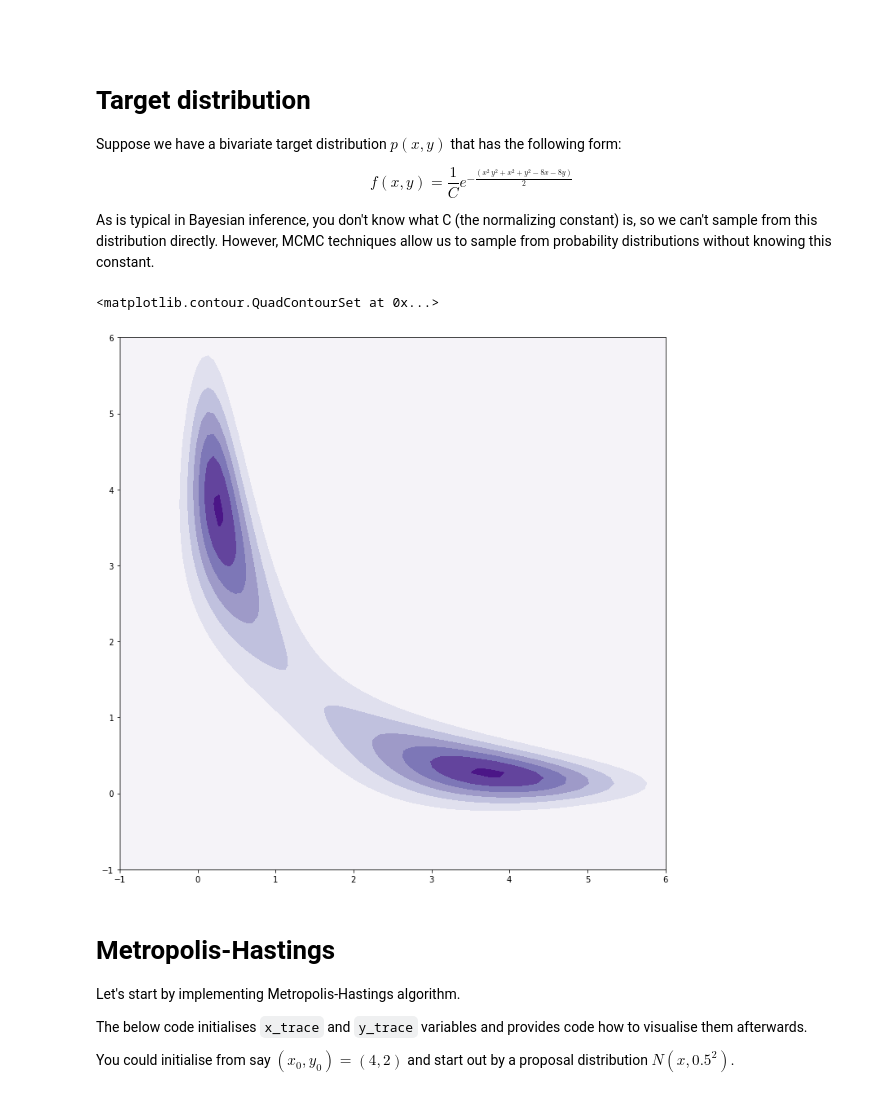
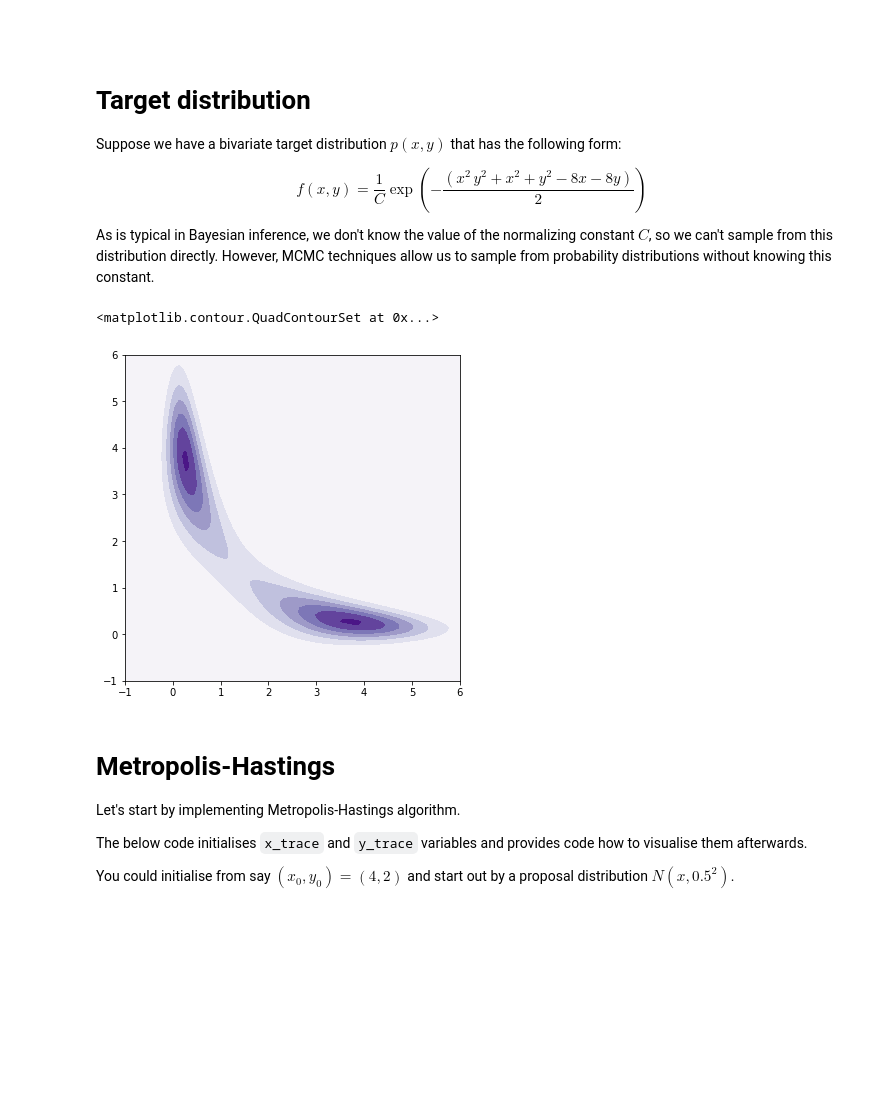
Before and after one commit to KVukosavljevic/BDI-intro-to-Bayesian-stats, a Jupyter notebook: practical.ipynb, the cells around one changed output. Cells and saved outputs as stored; diff of their text form; code cells hidden in the pictures; blank space fills up the shorter version.

```diff
--- a/practical.ipynb
+++ b/practical.ipynb
@@ -29,21 +29,21 @@ $$
 Suppose we have a bivariate target distribution $p(x, y)$ that has the following form:
 
 
-$$ f(x, y) =  \frac{1}{C} e^{-\frac{(x^2 \,y^2+x^2+y^2-8x-8y)}{2}} $$
+$$ f(x, y) =  \frac{1}{C} \exp \left( -\frac{(x^2 \,y^2+x^2+y^2-8x-8y)}{2} \right) $$
 
-As is typical in Bayesian inference, you don't know what C (the normalizing constant) is, so we can't sample from this distribution directly. However, MCMC techniques allow us to sample from probability distributions without knowing this constant.
+As is typical in Bayesian inference, we don't know the value of the normalizing constant $C$, so we can't sample from this distribution directly. However, MCMC techniques allow us to sample from probability distributions without knowing this constant.
 # %%
 # define a function to evaluate the target distribution (up to a constant)
 def p(x, y):
     return np.exp(-((x*y)**2 + x**2 + y**2 - 8*x - 8*y)/2.)
 
 plot_x, plot_y = np.meshgrid(np.linspace(-1, 6, 100), np.linspace(-1, 6, 100))
 
-plt.figure(figsize=[12,12])
+plt.figure(figsize=[6,6])
 plt.contourf(plot_x, plot_y, p(plot_x, plot_y), cmap="Purples")
 # %% [output]
 <matplotlib.contour.QuadContourSet at 0x...>
-[figure, old version]
+[figure, new version]
 # %% [markdown]
 # Metropolis-Hastings
 
```
Also changed, not shown: parts of 2 cells of this notebook.
